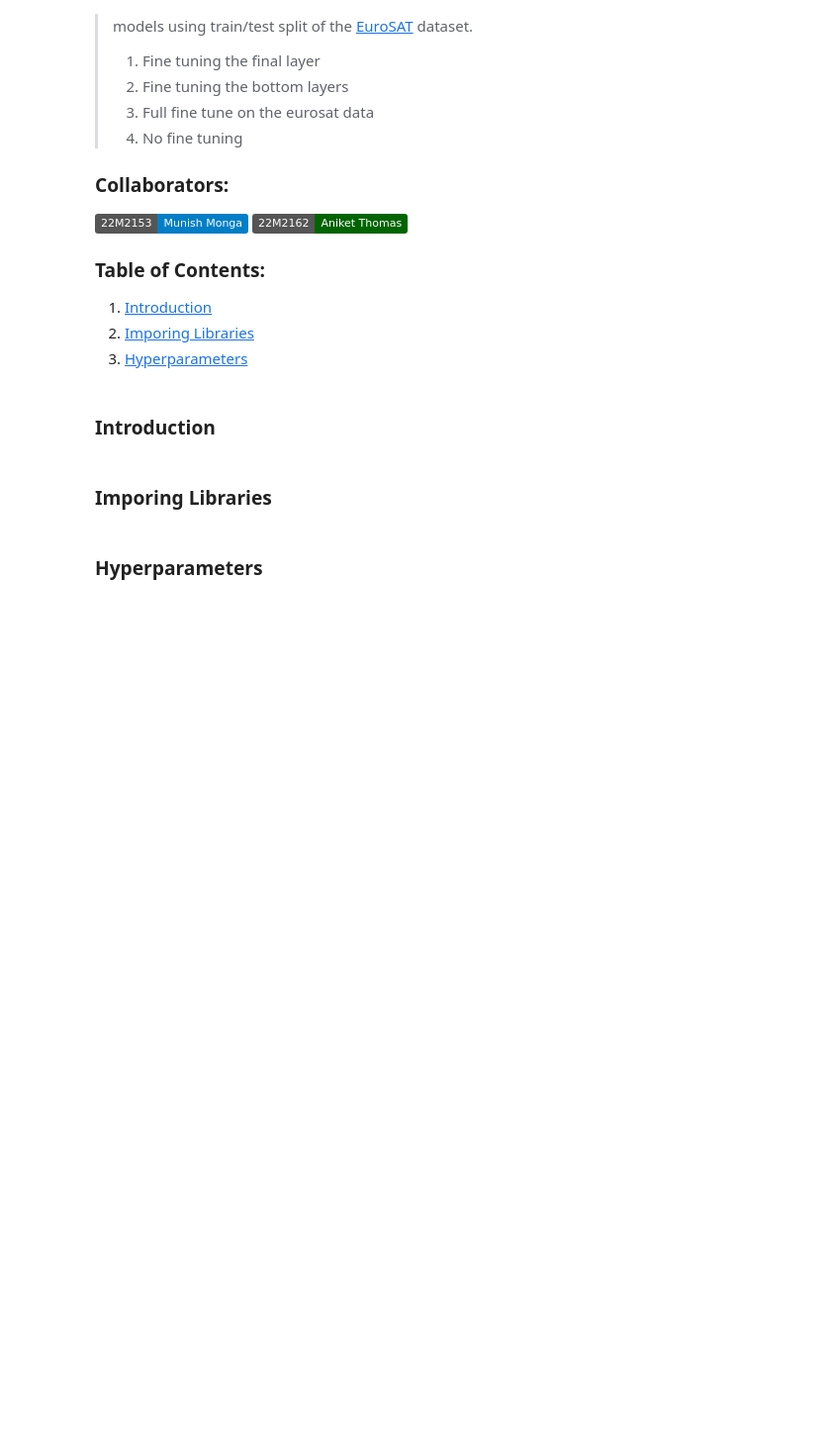
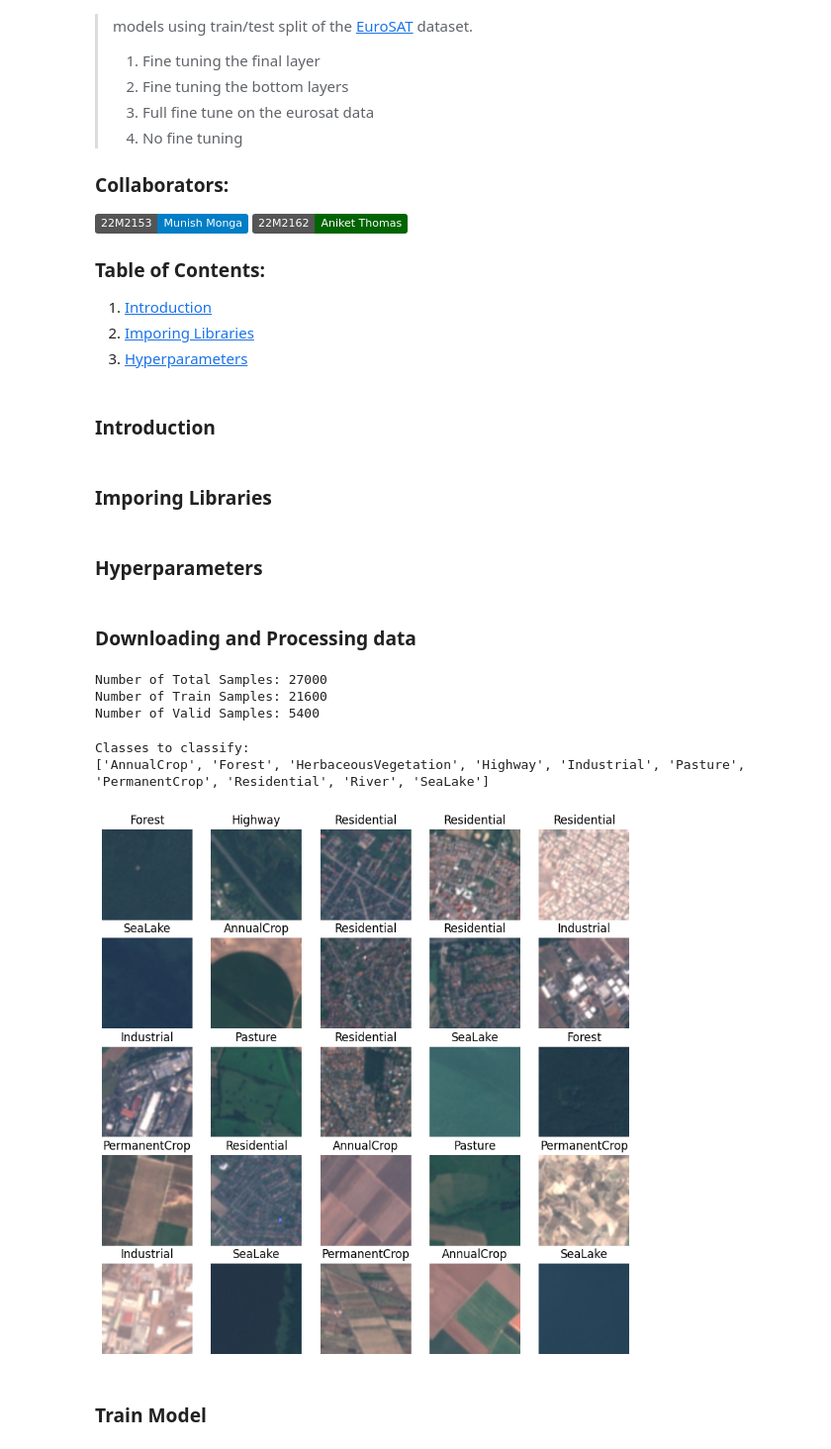
Before and after one commit to munish30monga/gnr_650, a Jupyter notebook: assignment_2.ipynb, the cells around one changed output. Shown at 99% size. Saved outputs shown, nothing was run; the diff lists cells and outputs as text; code cells hidden in the pictures; badges without logos; blank space fills up the shorter version.

Commit message:
Added Training code for transformer

```diff
--- a/assignment_2.ipynb
+++ b/assignment_2.ipynb
@@ -39,14 +42,18 @@ warnings.filterwarnings('ignore')
 # %% [markdown]
 ### Hyperparameters <a class="anchor" id="#hyperparameters"></a>
 # %%
-mean = np.array([0.5, 0.5, 0.5])
-std = np.array([0.5, 0.5, 0.5])
+mean = np.array([0.485, 0.456, 0.406])
+std = np.array([0.229, 0.224, 0.225])
 inv_mean = -mean
 inv_std = 1/std
-max_n = 100
 batch_size = 32
 learning_rate = 0.001
+img_size = (224, 224)
+val_size = 0.2
 device = 'cuda' if torch.cuda.is_available() else 'cpu'
-epochs = 40
+epochs = 10
 seed = 42                   # random seed
 print_summary = False
+base_model = 'vit_base_patch16_224'
+# %% [markdown]
+### Downloading and Processing data
@@ -52,0 +63,65 @@ print_summary = False
+# %%
+base_dir = './data/eurosat/'
+transform = transforms.Compose([transforms.Resize(img_size),
+                            transforms.ToTensor(),
+                            transforms.Normalize(mean, std),
+                            ])
+
+# For the purposes of visualizing images
+inv_transforms = transforms.Compose([transforms.Normalize(mean = (0., 0., 0.),
+                                                          std = inv_std),
+                                     transforms.Normalize(mean = inv_mean,
+                                                          std = (1., 1., 1,))])
+
+complete_data = datasets.ImageFolder(root = base_dir, transform = transform)
+
+# Creating subset for train and valid data
+all_indices = list(range(len(complete_data)))
+random.shuffle(all_indices)
+valid_idxs = all_indices[:int(len(all_indices) * val_size)]
+train_idxs = all_indices[int(len(all_indices) * val_size):]
+
+train_data = Subset(complete_data, train_idxs)
+valid_data = Subset(complete_data, valid_idxs)
+trainloader = DataLoader(train_data, batch_size = batch_size, shuffle = True,
+                        num_workers = 32)
+validloader = DataLoader(valid_data, batch_size = batch_size, num_workers = 32)
+print(f"Number of Total Samples: {len(complete_data)}")
+print(f"Number of Train Samples: {len(train_data)}")
+print(f"Number of Valid Samples: {len(valid_data)}")
+# %% [output]
+Number of Total Samples: 27000
+Number of Train Samples: 21600
+Number of Valid Samples: 5400
+# %%
+unique_classes = complete_data.classes
+print(f"Classes to classify: \n{unique_classes}")
+# %% [output]
+Classes to classify:
+['AnnualCrop', 'Forest', 'HerbaceousVegetation', 'Highway', 'Industrial', 'Pasture', 'PermanentCrop', 'Residential', 'River', 'SeaLake']
+# %%
+def visualize_tensor(images, targets, inv_transform, classes):
+    if len(images) > 25:
+        num_row, num_col = 5, 5
+        fig, axes = plt.subplots(nrows = num_row, ncols = num_col,
+                                figsize = (10,10))
+    elif len(images) > 9:
+        num_row, num_col = 3, 3
+        fig, axes = plt.subplots(nrows = num_row, ncols = num_col,
+                                figsize = (8,8))
+    total_plots = num_row*num_col
+    for i in range(total_plots):
+        img = images[i]
+        curr_class = classes[targets[i]]
+        img = inv_transform(img)
+        image = torch.permute(img, (1, 2, 0)).cpu().detach().numpy()
+        curr_row = i // num_row
+        curr_col = i % num_col
+        axes[curr_row][curr_col].imshow(image)
+        axes[curr_row][curr_col].set_title(curr_class)
+        axes[curr_row][curr_col].axis('off')
+
+images, targets = next(iter(trainloader))
+visualize_tensor(images, targets, inv_transforms, unique_classes)
+# %% [output]
+[figure, added]
@@ -52,0 +238,2 @@ print_summary = False
+# %% [markdown]
+### Train Model
```
Also changed, not shown: parts of 6 cells of this notebook.
